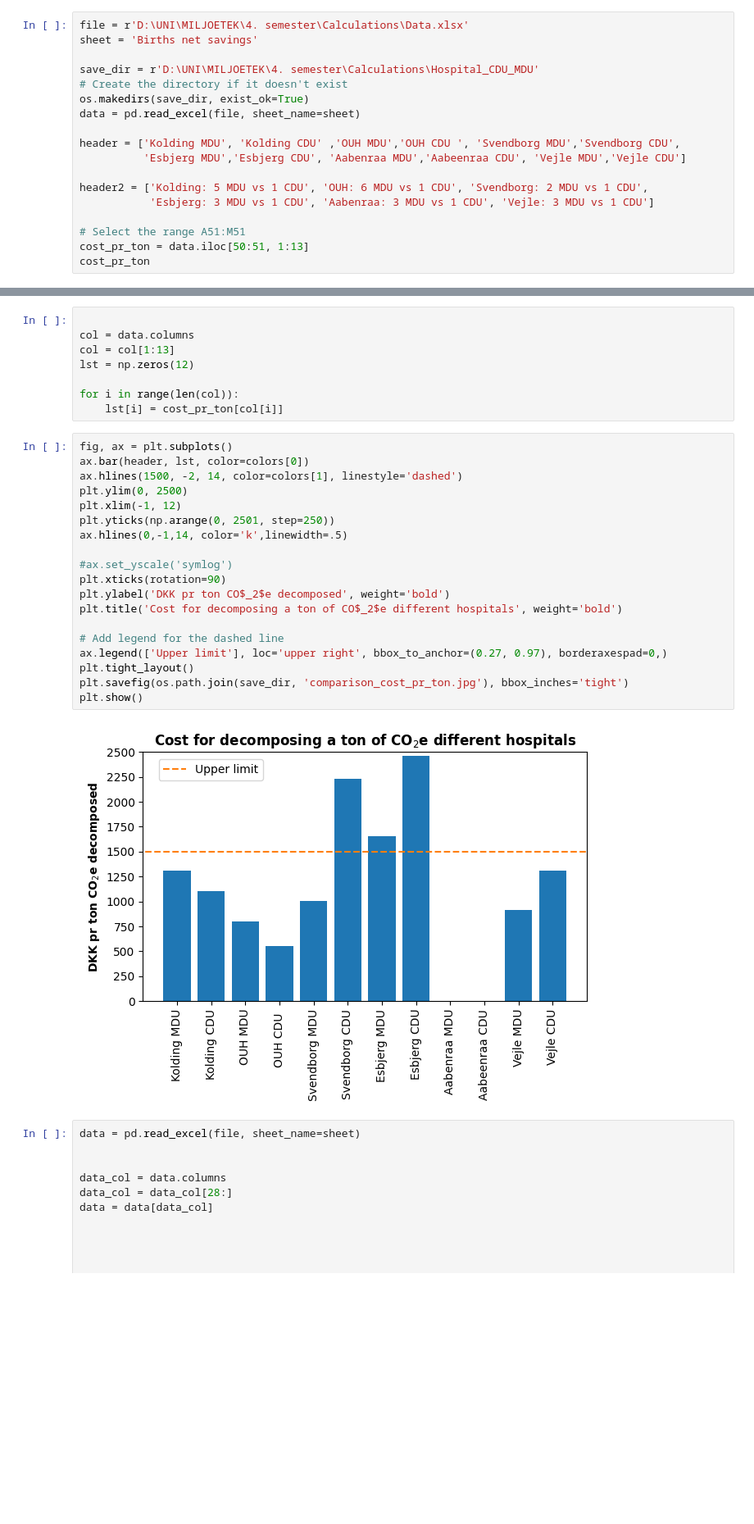
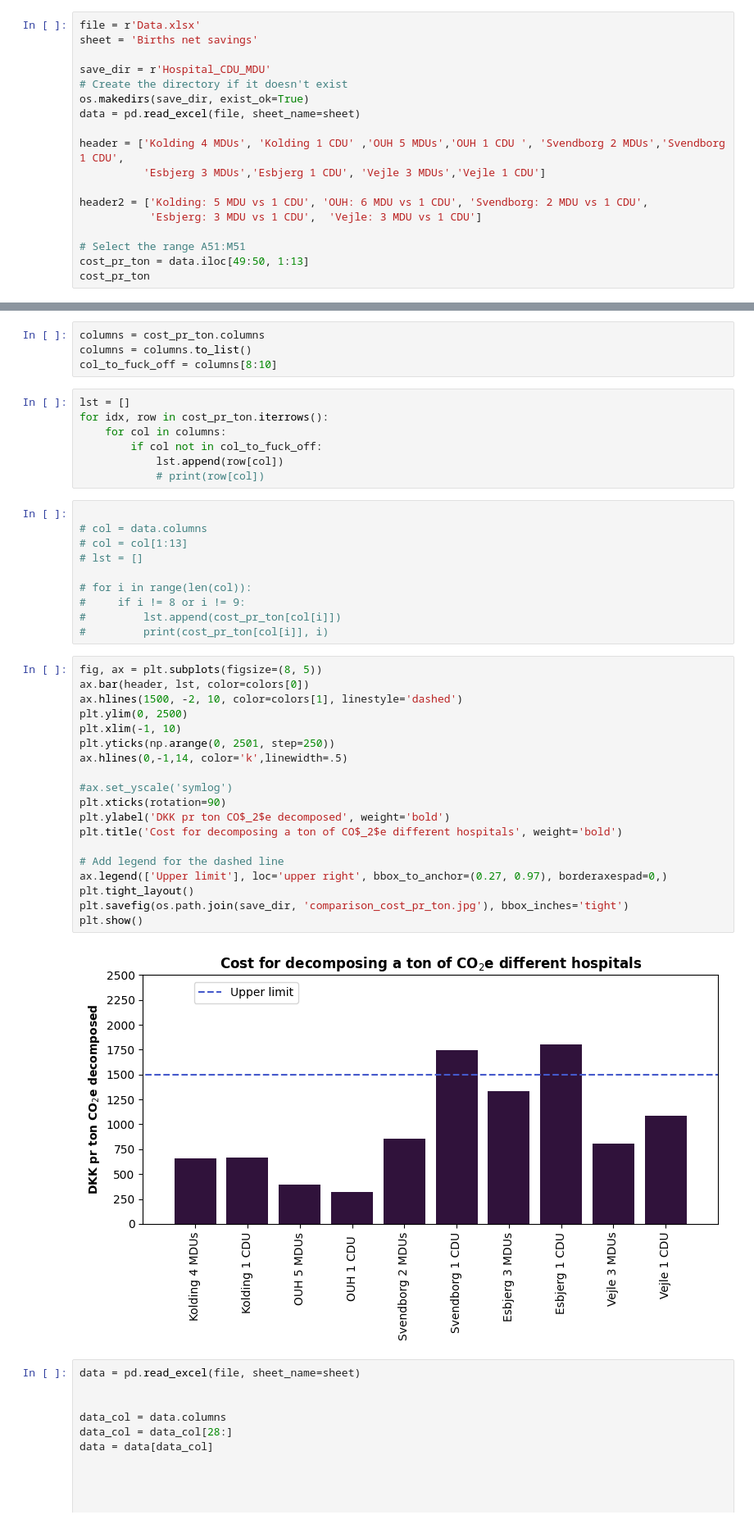
Before and after one commit to RuneWF/Single-use-vs-multi-use-in-health-care, a Jupyter notebook: Brighway/RS_CDU_MDU.ipynb, the cells around one changed output, grey strips where cells are left out. Shown at 82% size. Drawn from its saved outputs; the diff is of its cells as text; blank space fills up the shorter version.

```diff
--- a/Brighway/RS_CDU_MDU.ipynb
+++ b/Brighway/RS_CDU_MDU.ipynb
@@ -12,20 +26,20 @@ colors = [cmap(i) for i in np.linspace(0, 1.5, 12)]
 # %%
-file = r'D:\UNI\MILJOETEK\4. semester\Calculations\Data.xlsx'
+file = r'Data.xlsx'
 sheet = 'Births net savings'
 
-save_dir = r'D:\UNI\MILJOETEK\4. semester\Calculations\Hospital_CDU_MDU'
+save_dir = r'Hospital_CDU_MDU'
 # Create the directory if it doesn't exist
 os.makedirs(save_dir, exist_ok=True)
 data = pd.read_excel(file, sheet_name=sheet)
 
-header = ['Kolding MDU', 'Kolding CDU' ,'OUH MDU','OUH CDU ', 'Svendborg MDU','Svendborg CDU',
-          'Esbjerg MDU','Esbjerg CDU', 'Aabenraa MDU','Aabeenraa CDU', 'Vejle MDU','Vejle CDU']
+header = ['Kolding 4 MDUs', 'Kolding 1 CDU' ,'OUH 5 MDUs','OUH 1 CDU ', 'Svendborg 2 MDUs','Svendborg 1 CDU',
+          'Esbjerg 3 MDUs','Esbjerg 1 CDU', 'Vejle 3 MDUs','Vejle 1 CDU']
 
 header2 = ['Kolding: 5 MDU vs 1 CDU', 'OUH: 6 MDU vs 1 CDU', 'Svendborg: 2 MDU vs 1 CDU',
-           'Esbjerg: 3 MDU vs 1 CDU', 'Aabenraa: 3 MDU vs 1 CDU', 'Vejle: 3 MDU vs 1 CDU']
+           'Esbjerg: 3 MDU vs 1 CDU',  'Vejle: 3 MDU vs 1 CDU']
 
 # Select the range A51:M51
-cost_pr_ton = data.iloc[50:51, 1:13]
+cost_pr_ton = data.iloc[49:50, 1:13]
 cost_pr_ton
 # %% [output]
 |  | 2021 | 2022 | 2023 | Unnamed: 4 | Hospital | Municipalities | 2021.1 | 2022.1 | 2023.1 | ... |
@@ -33,32 +47,45 @@ cost_pr_ton
+# %%
+columns = cost_pr_ton.columns
+columns = columns.to_list()
+col_to_fuck_off = columns[8:10]
+# %%
+lst = []
+for idx, row in cost_pr_ton.iterrows():
+    for col in columns:
+        if col not in col_to_fuck_off:
+            lst.append(row[col])
+            # print(row[col])
 # %%
 
-col = data.columns
-col = col[1:13]
-lst = np.zeros(12)
+# col = data.columns
+# col = col[1:13]
+# lst = []
 
-for i in range(len(col)):
-    lst[i] = cost_pr_ton[col[i]]
+# for i in range(len(col)):
+#     if i != 8 or i != 9:
+#         lst.append(cost_pr_ton[col[i]])
+#         print(cost_pr_ton[col[i]], i)
 # %%
-fig, ax = plt.subplots()
+fig, ax = plt.subplots(figsize=(8, 5))
 ax.bar(header, lst, color=colors[0])
-ax.hlines(1500, -2, 14, color=colors[1], linestyle='dashed')
+ax.hlines(1500, -2, 10, color=colors[1], linestyle='dashed')
 plt.ylim(0, 2500)
-plt.xlim(-1, 12)
+plt.xlim(-1, 10)
 plt.yticks(np.arange(0, 2501, step=250))
 ax.hlines(0,-1,14, color='k',linewidth=.5)
 
 #ax.set_yscale('symlog')
 plt.xticks(rotation=90)
 plt.ylabel('DKK pr ton CO$_2$e decomposed', weight='bold')
 plt.title('Cost for decomposing a ton of CO$_2$e different hospitals', weight='bold')
 
 # Add legend for the dashed line
 ax.legend(['Upper limit'], loc='upper right', bbox_to_anchor=(0.27, 0.97), borderaxespad=0,)
 plt.tight_layout()
 plt.savefig(os.path.join(save_dir, 'comparison_cost_pr_ton.jpg'), bbox_inches='tight')
 plt.show()
 # %% [output]
-[figure, old version]
+[figure, new version]
 # %%
 data = pd.read_excel(file, sheet_name=sheet)
 
```
Also changed, not shown: parts of 8 cells of this notebook, 14 other files.
